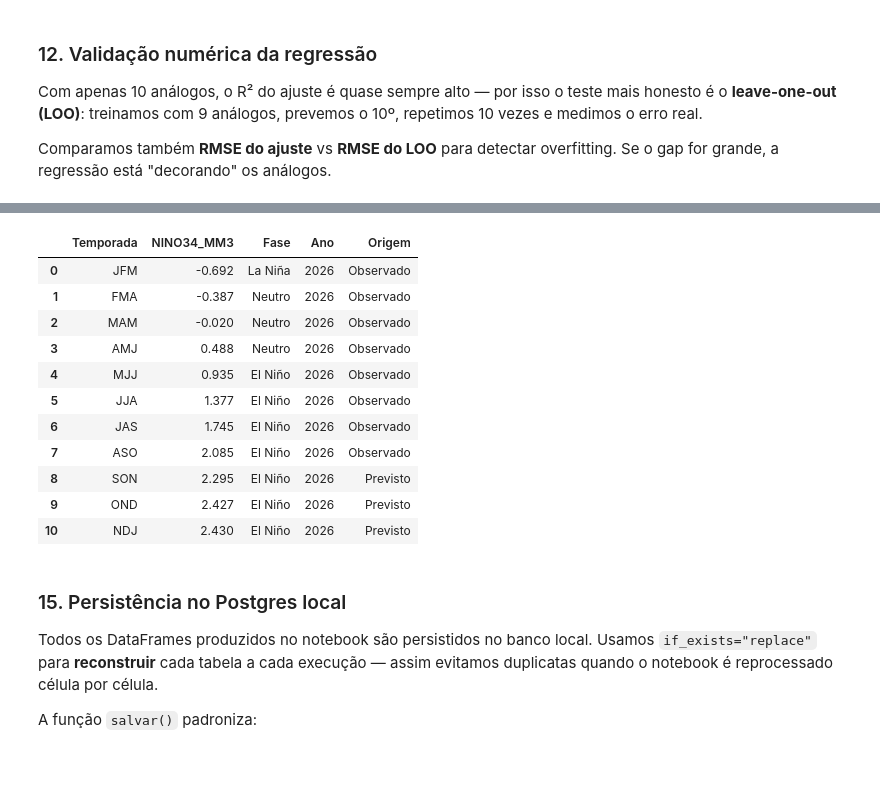
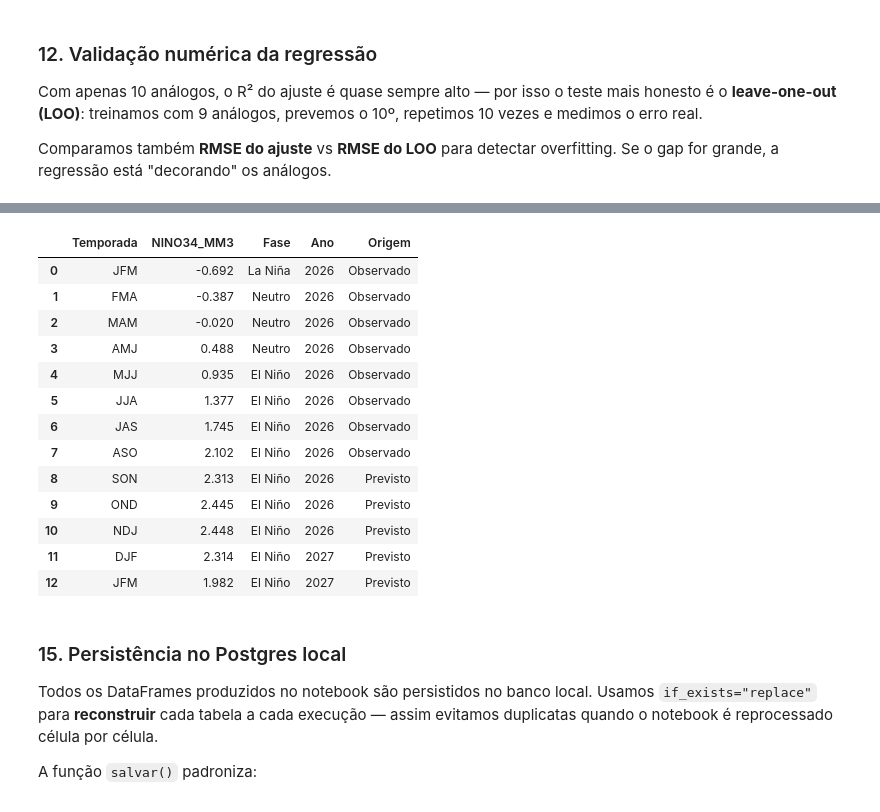
Before and after one commit to anselmojsantos/projeto-climaSP, a Jupyter notebook: Notebookes/nooa.ipynb, the cells around one changed output, grey strips where cells are left out. Saved outputs shown, nothing was run; the diff lists cells and outputs as text; code cells hidden in the pictures; blank space fills up the shorter version.

```diff
--- a/Notebookes/nooa.ipynb
+++ b/Notebookes/nooa.ipynb
@@ -749,7 +775,18 @@ usando os anos análogos como conjunto de treino e o ASO de 2026
 anos_analogos = df_analogos["Ano"].tolist()
 print(f"Análogos usados: {anos_analogos}")
 
-seas_futuro = ["SON", "OND", "NDJ"]
+# SON, OND e NDJ caem no proprio ano do ASO; DJF e JFM caem no ano seguinte.
+seas_futuro = ["SON", "OND", "NDJ", "DJF", "JFM"]
+DESLOCAMENTO_ANO = {"DJF": 1, "JFM": 1}
+
+
+def valor_futuro(ano: int, seas: str) -> float:
+    alvo = ano + DESLOCAMENTO_ANO.get(seas, 0)
+    tabela = df_roni_hist[df_roni_hist["YR"] == alvo].set_index("SEAS")["ANOM"]
+    if seas not in tabela.index:
+        raise ValueError(f"Sem {seas}/{alvo} no historico para o analogo {ano}.")
+    return float(tabela.loc[seas])
+
 
 # --- Matrizes de treino ---
 X_train = []
@@ -757,10 +794,10 @@ Y_train = []
 for ano in anos_analogos:
     hist = df_roni_hist[df_roni_hist["YR"] == ano].set_index("SEAS")
     X_train.append(hist.loc["ASO", "ANOM"])
-    Y_train.append([hist.loc[s, "ANOM"] for s in seas_futuro])
+    Y_train.append([valor_futuro(ano, s) for s in seas_futuro])
 
 X_train = np.array(X_train)          # shape (n_análogos,)
-Y_train = np.array(Y_train)          # shape (n_análogos, 3)
+Y_train = np.array(Y_train)          # shape (n_análogos, 5)
 
 # --- Valor-alvo ---
 x_alvo = y_2026[-1]                   # ASO de 2026
@@ -786,7 +823,7 @@ df_previsao["Fase"] = np.where(
     np.where(df_previsao["Previsão"] <= -0.5, "La Niña", "Neutro")
 )
 
-print("\n===== PROJEÇÃO DE 2026 (SON–NDJ) =====")
+print("\n===== PROJEÇÃO — SON/2026 a JFM/2027 =====")
 print(df_previsao.to_string(index=False))
 # %% [output]
 Análogos usados: [1997, 1965, 1972, 1982, 1963, 2015, 2023, 2002, 1976, 1957]
@@ -1005,27 +1053,35 @@ visual entre observado e projetado.
 # %%
 # ============================================================
-# 14.1 Gráfico: 2026 observado + projeção SON–NDJ
+# 14.1 Gráfico: 2026 observado + projeção até JFM/2027
 # ============================================================
+MES_CENTRAL = {
+    "DJF": 1, "JFM": 2, "FMA": 3, "MAM": 4, "AMJ": 5, "MJJ": 6,
+    "JJA": 7, "JAS": 8, "ASO": 9, "SON": 10, "OND": 11, "NDJ": 12,
+}
+
+rotulos_obs = [str(t) for t in df_alvo_2026["Temporada"]]
+rotulos_plot = rotulos_obs + seas_futuro
+
 fig = go.Figure()
 
 # --- série observada ---
 fig.add_trace(go.Scatter(
-    x=df_alvo_2026["Temporada"],
-    y=df_alvo_2026["NINO34_MM3"],
+    x=rotulos_plot,
+    y=list(df_alvo_2026["NINO34_MM3"]) + [None] * len(seas_futuro),
     mode="lines+markers",
     name="2026 — observado",
     line=dict(width=2.5, color="#000000"),
     marker=dict(size=8, color="#000000"),
 ))
 
-# --- projeção ---
-x_proj = [df_alvo_2026["Temporada"].iloc[-1]] + seas_futuro
-y_proj = [df_alvo_2026["NINO34_MM3"].iloc[-1]] + previsoes
-
+# --- projeção (começa no último observado para emendar a linha) ---
 fig.add_trace(go.Scatter(
-    x=x_proj, y=y_proj,
+    x=rotulos_plot,
+    y=[None] * (len(rotulos_obs) - 1)
+      + [df_alvo_2026["NINO34_MM3"].iloc[-1]]
+      + list(previsoes),
     mode="lines+markers",
-    name="2026 — projetado (regressão)",
+    name="projetado (regressão)",
     line=dict(width=2.5, color="#d62728", dash="dash"),
     marker=dict(size=9, color="#d62728", symbol="diamond"),
     hovertemplate="Temporada: %{x}<br>RONI/3.4: %{y:.2f} °C<extra></extra>",
@@ -1036,7 +1092,7 @@ fig.add_hline(y=-0.5, line_dash="dash", annotation_text="-0,5 °C")
 fig.add_hline(y= 0,   line_dash="dot")
 
 fig.update_layout(
-    title="RONI/3.4 — 2026 observado + projeção SON–NDJ",
+    title="RONI/3.4 — 2026 observado + projeção até JFM/2027",
     legend_title="Série",
     xaxis_title="Temporada",
     yaxis_title="RONI/3.4 (°C)",
@@ -1047,45 +1103,54 @@ fig.show()
 
 
 # ============================================================
-# 14.2 DataFrame consolidado 2026 (observado + previsto)
+# 14.2 DataFrame consolidado (observado + previsto)
 # ============================================================
-temporadas_2026 = ["JFM","FMA","MAM","AMJ","MJJ","JJA","JAS","ASO",
-                   "SON","OND","NDJ"]
+temporadas_2026 = ["JFM", "FMA", "MAM", "AMJ", "MJJ", "JJA", "JAS", "ASO",
+                   "SON", "OND", "NDJ", "DJF"]
 
-# --- observado (JFM..ASO) ---
+# --- observado (JFM..ASO de 2026) ---
 df_obs = df_alvo_2026[["Temporada", "NINO34_MM3", "Fase"]].copy()
 df_obs["Ano"]    = 2026
 df_obs["Origem"] = "Observado"
 
-# --- previsto (SON..NDJ) ---
+# --- previsto (SON/2026 .. JFM/2027) ---
 df_prev = df_previsao.rename(columns={"Previsão": "NINO34_MM3"}).copy()
-df_prev["Ano"]    = 2026
+df_prev["Ano"]    = np.where(df_prev["Temporada"].isin(["DJF", "JFM"]), 2027, 2026)
 df_prev["Origem"] = "Previsto"
 
 # --- concatenação ---
 df_2026 = pd.concat([df_obs, df_prev], ignore_index=True)
 df_2026["NINO34_MM3"] = df_2026["NINO34_MM3"].round(3)
-df_2026["Temporada"]  = pd.Categorical(
+
+# `Temporada` se repete entre anos, entao a ordem vem de Ano + mes central
+df_2026["_ordem"] = df_2026["Ano"] * 12 + df_2026["Temporada"].map(MES_CENTRAL)
+df_2026 = (
+    df_2026.sort_values("_ordem")
+           .drop(columns="_ordem")
+           .reset_index(drop=True)
+)
+df_2026["Temporada"] = pd.Categorical(
     df_2026["Temporada"],
     categories=temporadas_2026,
     ordered=True,
 )
-df_2026 = df_2026.sort_values("Temporada").reset_index(drop=True)
 
 df_2026
 # %% [output]
 |  | Temporada | NINO34_MM3 | Fase | Ano | Origem |
 | 0 | JFM | -0.692 | La Niña | 2026 | Observado |
 | 1 | FMA | -0.387 | Neutro | 2026 | Observado |
 | 2 | MAM | -0.020 | Neutro | 2026 | Observado |
 | 3 | AMJ | 0.488 | Neutro | 2026 | Observado |
 | 4 | MJJ | 0.935 | El Niño | 2026 | Observado |
 | 5 | JJA | 1.377 | El Niño | 2026 | Observado |
 | 6 | JAS | 1.745 | El Niño | 2026 | Observado |
-| 7 | ASO | 2.085 | El Niño | 2026 | Observado |
-| 8 | SON | 2.295 | El Niño | 2026 | Previsto |
-| 9 | OND | 2.427 | El Niño | 2026 | Previsto |
-| 10 | NDJ | 2.430 | El Niño | 2026 | Previsto |
+| 7 | ASO | 2.102 | El Niño | 2026 | Observado |
+| 8 | SON | 2.313 | El Niño | 2026 | Previsto |
+| 9 | OND | 2.445 | El Niño | 2026 | Previsto |
+| 10 | NDJ | 2.448 | El Niño | 2026 | Previsto |
+| 11 | DJF | 2.314 | El Niño | 2027 | Previsto |
+| 12 | JFM | 1.982 | El Niño | 2027 | Previsto |
 # %% [markdown]
 <h3> 15. Persistência no Postgres local </h3>
 
```
Also changed, not shown: parts of 17 cells of this notebook, 29 other files.
